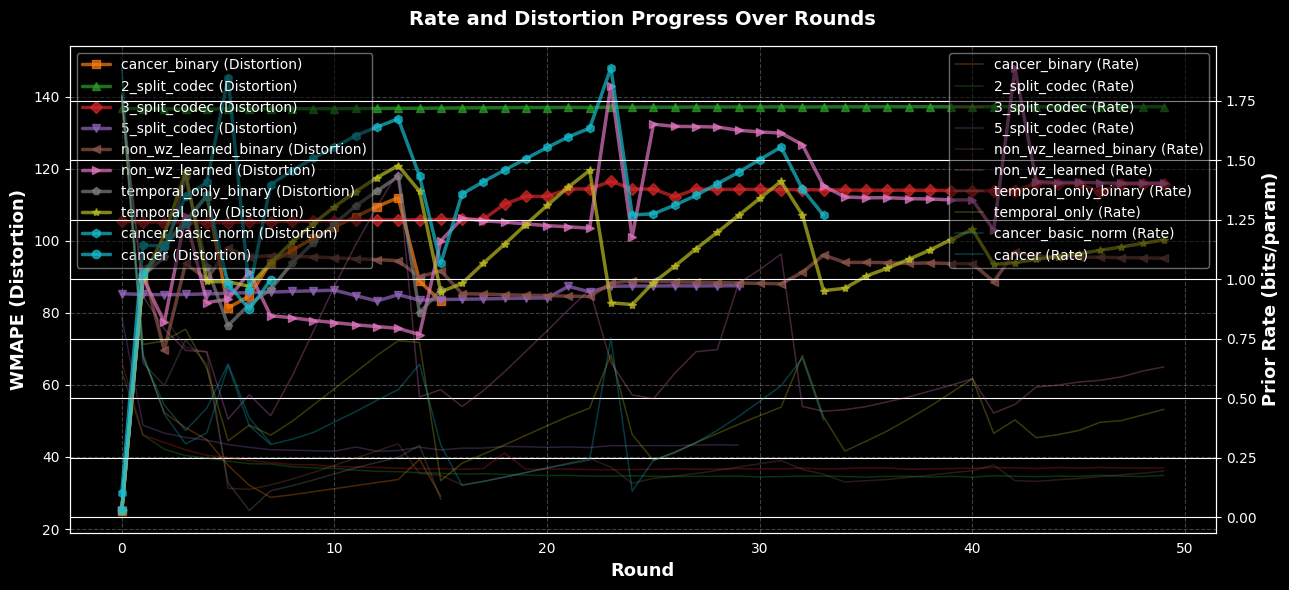
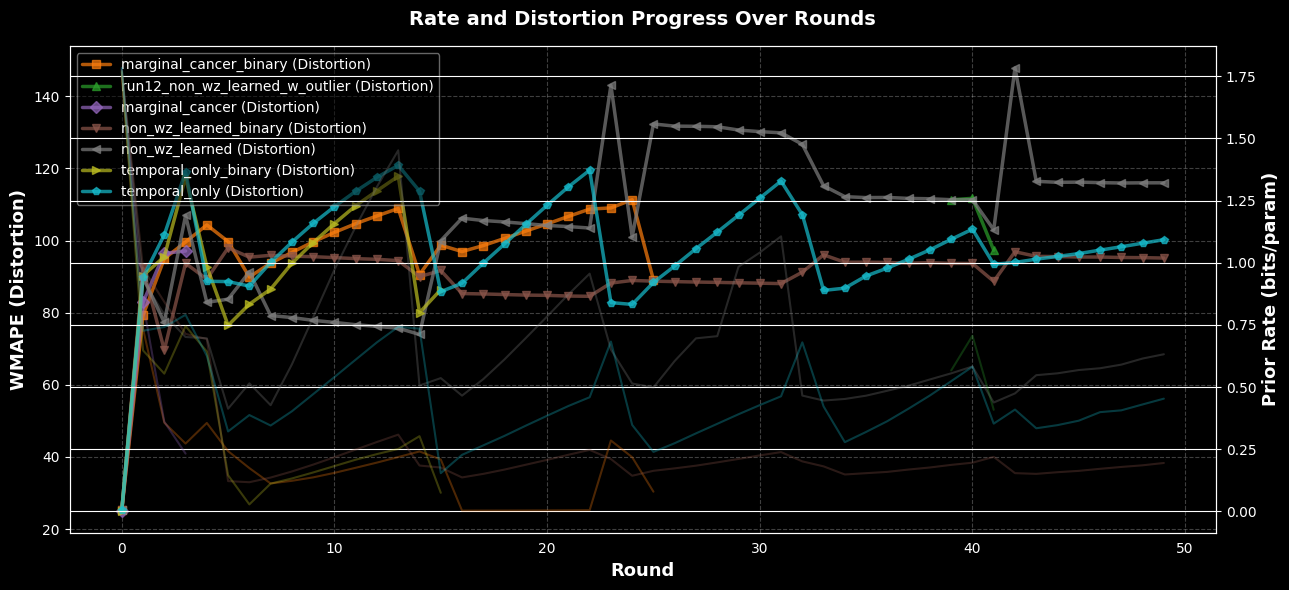
The change to this notebook cell's code, shown as a diff; its figure went from the first image to the second:
--- before
+++ after
@@ -26,5 +26,5 @@
         # Rate (thin faded line)
         ax2.plot(round_data["round_id"], round_data["prior_rate"],
-                 color=colors[idx], alpha=0.30, linewidth=1.1,
+                 color=colors[idx], alpha=0.30, linewidth=1.5,
                  label=f"{name} (Rate)", zorder=1)
 
@@ -34,5 +34,5 @@
     ax1.set_title("Rate and Distortion Progress Over Rounds", fontsize=14, fontweight="bold", pad=15)
     ax1.legend(loc="upper left", framealpha=0.5)
-    ax2.legend(loc="upper right", framealpha=0.5)
+    # ax2.legend(loc="upper right", framealpha=0.5)
     ax1.grid(True, alpha=0.25, linestyle="--")
     plt.tight_layout()

Commit: changed the way custom cancer like codecs are made